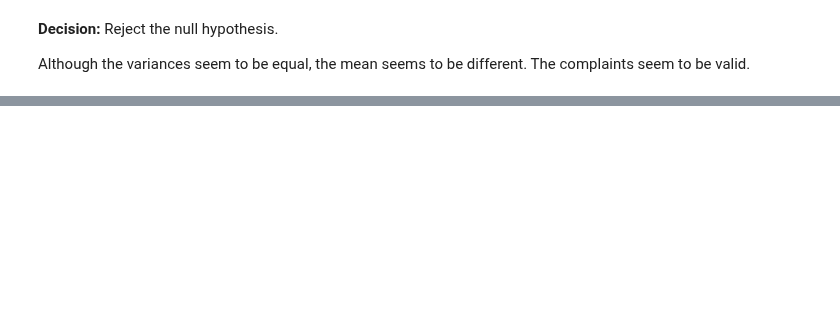
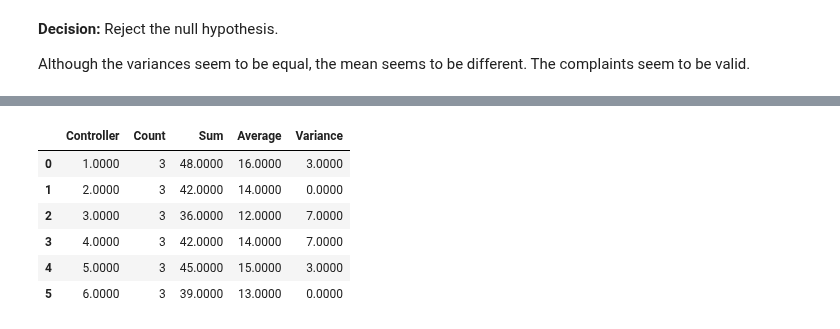
Before and after one commit to amkayhani/Statistics, a Jupyter notebook: Normality_Check_and_ANOVA_Lab.ipynb, the cells around one changed output, grey strips where cells are left out. Cells and saved outputs as stored; diff of their text form; code cells hidden in the pictures; blank space fills up the shorter version.

```diff
--- a/Normality_Check_and_ANOVA_Lab.ipynb
+++ b/Normality_Check_and_ANOVA_Lab.ipynb
@@ -670,0 +739,26 @@ Although the variances seem to be equal, the mean seems to be different. The com
+# %%
+# Preparing the summary table for controllers
+controller_summary = df_means_corrected.drop('mean')
+controller_summary = controller_summary.set_index('Controller')
+controller_summary['Count'] = 3  # Each controller has 3 system measurements
+controller_summary = controller_summary[['Count', 'System A', 'System B', 'System C', 'means']]
+controller_summary = controller_summary.rename(columns={'System A': 'Sum_A', 'System B': 'Sum_B', 'System C': 'Sum_C', 'means': 'Average'})
+controller_summary['Sum'] = controller_summary[['Sum_A', 'Sum_B', 'Sum_C']].sum(axis=1)
+controller_summary['Variance'] = controller_summary[['Sum_A', 'Sum_B', 'Sum_C']].var(axis=1)
+controller_summary = controller_summary[['Count', 'Sum', 'Average', 'Variance']]
+
+# Adjusting variance calculation for controllers
+controller_summary['Variance'] = controller_summary['Variance']
+
+controller_summary.reset_index(inplace=True)
+
+# Returning both tables
+controller_summary
+# %% [output]
+|  | Controller | Count | Sum | Average | Variance |
+| 0 | 1.0000 | 3 | 48.0000 | 16.0000 | 3.0000 |
+| 1 | 2.0000 | 3 | 42.0000 | 14.0000 | 0.0000 |
+| 2 | 3.0000 | 3 | 36.0000 | 12.0000 | 7.0000 |
+| 3 | 4.0000 | 3 | 42.0000 | 14.0000 | 7.0000 |
+| 4 | 5.0000 | 3 | 45.0000 | 15.0000 | 3.0000 |
+| 5 | 6.0000 | 3 | 39.0000 | 13.0000 | 0.0000 |
```
Also changed, not shown: parts of 10 cells of this notebook.
